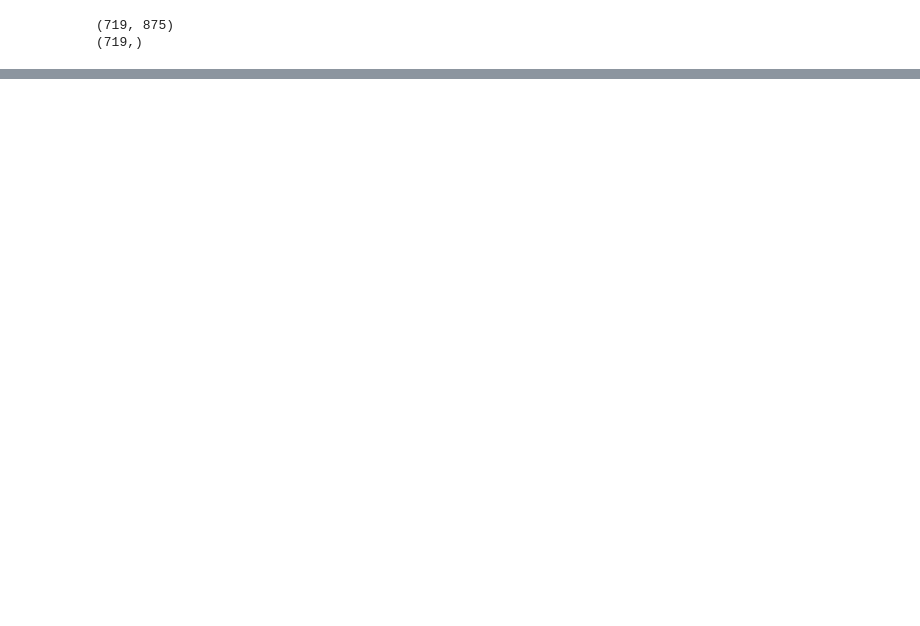
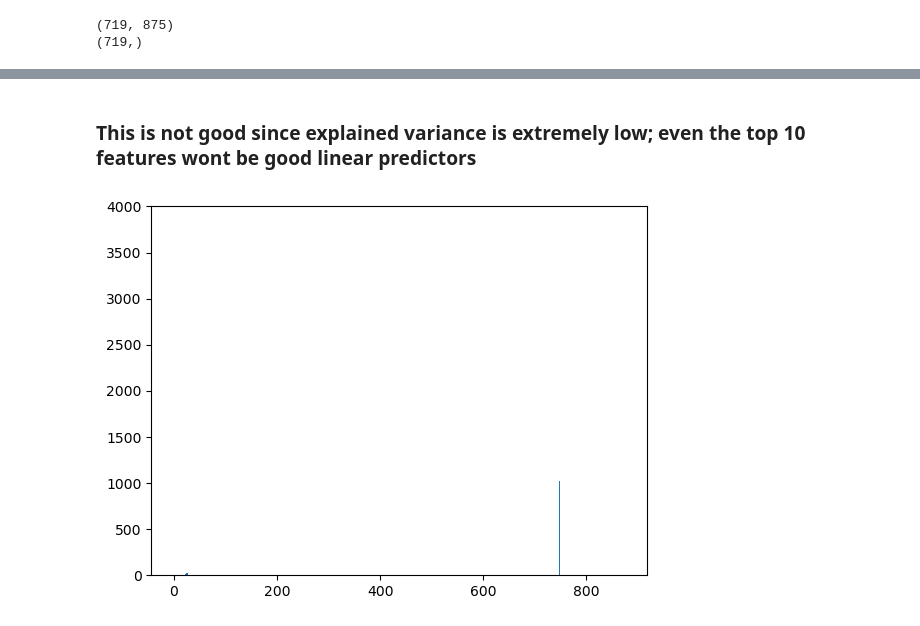
Before and after one commit to TaoseefAziz/final_project, a Jupyter notebook: main.ipynb, the cells around one changed output, grey strips where cells are left out. Saved outputs shown, nothing was run; the diff lists cells and outputs as text; code cells hidden in the pictures; blank space fills up the shorter version.

```diff
--- a/main.ipynb
+++ b/main.ipynb
@@ -97,0 +172,23 @@ plt.show()
+# %% [markdown]
+### This is not good since explained variance is extremely low; even the top 10 features wont be good linear predictors
+# %%
+# feature selection
+def select_features(X_train, y_train, X_test):
+	# configure to select all features
+	fs = SelectKBest(score_func=f_regression, k='all')
+	# learn relationship from training data
+	fs.fit(X_train, y_train)
+	# transform train input data
+	X_train_fs = fs.transform(X_train)
+	# transform test input data
+	X_test_fs = fs.transform(X_test)
+	return X_train_fs, X_test_fs, fs
+
+# feature selection
+X_train_fs, X_test_fs, fs = select_features(X_train, y_train, X_test)
+
+# plot the scores
+pyplot.bar([i for i in range(len(fs.scores_))], fs.scores_)
+pyplot.show()
+# %% [output]
+[figure, added]
```
Also changed, not shown: parts of 30 cells of this notebook.
